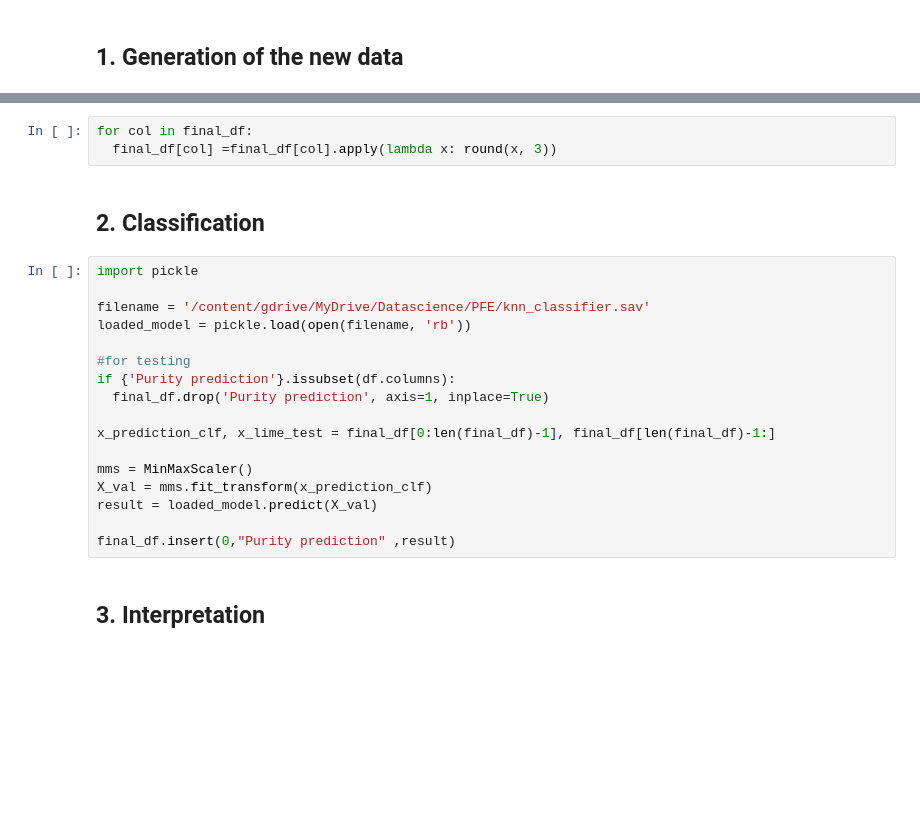
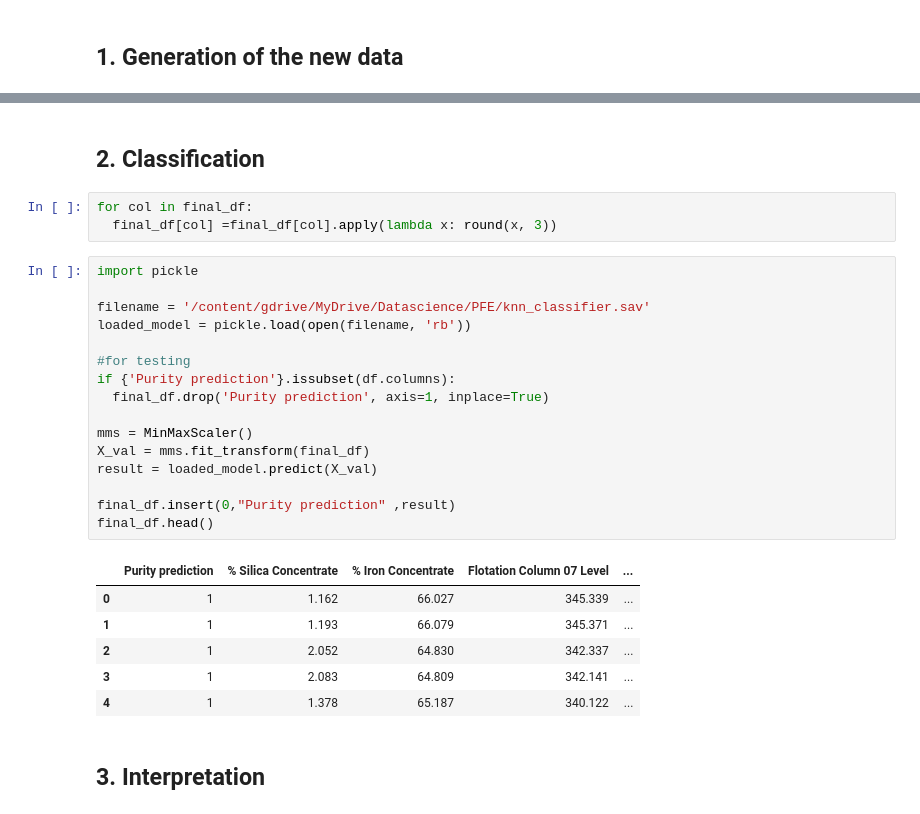
Before and after one commit to Malekkamoua/Quality-prediction-industry-4.0, a Jupyter notebook: 6_Generation_Classification_Interpretation.ipynb, the cells around one changed output, grey strips where cells are left out. Saved outputs shown, nothing was run; the diff lists cells and outputs as text; blank space fills up the shorter version.

```diff
--- a/6_Generation_Classification_Interpretation.ipynb
+++ b/6_Generation_Classification_Interpretation.ipynb
@@ -122,25 +173,31 @@ for col in df.columns:
+# %% [markdown]
+## 2. Classification
 # %%
 for col in final_df:
   final_df[col] =final_df[col].apply(lambda x: round(x, 3))
-# %% [markdown]
-## 2. Classification
 # %%
 import pickle
 
 filename = '/content/gdrive/MyDrive/Datascience/PFE/knn_classifier.sav'
 loaded_model = pickle.load(open(filename, 'rb'))
 
 #for testing
 if {'Purity prediction'}.issubset(df.columns):
   final_df.drop('Purity prediction', axis=1, inplace=True)
 
-x_prediction_clf, x_lime_test = final_df[0:len(final_df)-1], final_df[len(final_df)-1:]
-
 mms = MinMaxScaler()
-X_val = mms.fit_transform(x_prediction_clf)
+X_val = mms.fit_transform(final_df)
 result = loaded_model.predict(X_val)
 
 final_df.insert(0,"Purity prediction" ,result)
+final_df.head()
+# %% [output]
+|  | Purity prediction | % Silica Concentrate | % Iron Concentrate | Flotation Column 07 Level | ... |
+| 0 | 1 | 1.162 | 66.027 | 345.339 | ... |
+| 1 | 1 | 1.193 | 66.079 | 345.371 | ... |
+| 2 | 1 | 2.052 | 64.830 | 342.337 | ... |
+| 3 | 1 | 2.083 | 64.809 | 342.141 | ... |
+| 4 | 1 | 1.378 | 65.187 | 340.122 | ... |
 # %% [markdown]
 ## 3. Interpretation
 # %% [markdown]
```
Also changed, not shown: parts of 4 cells of this notebook.
